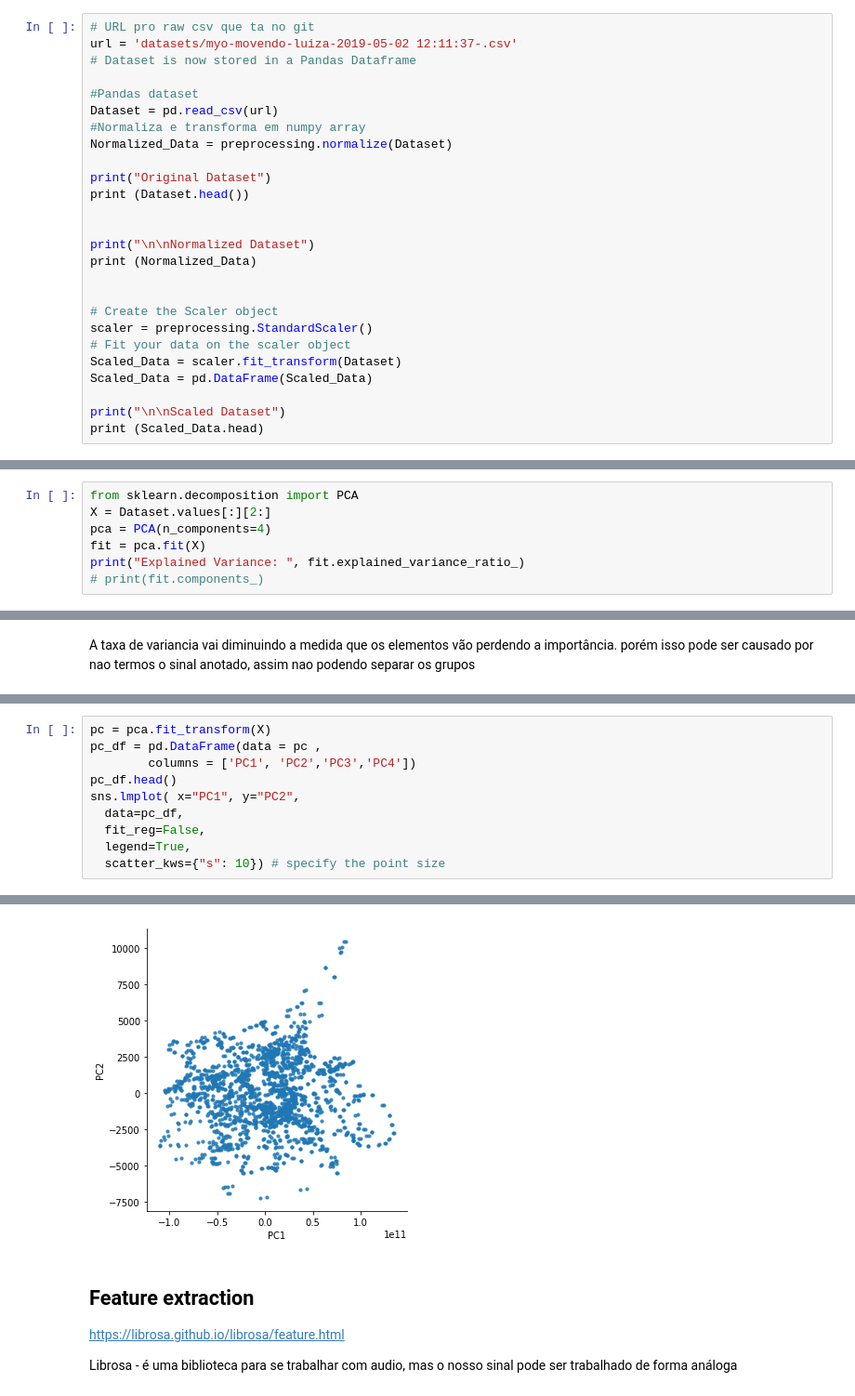
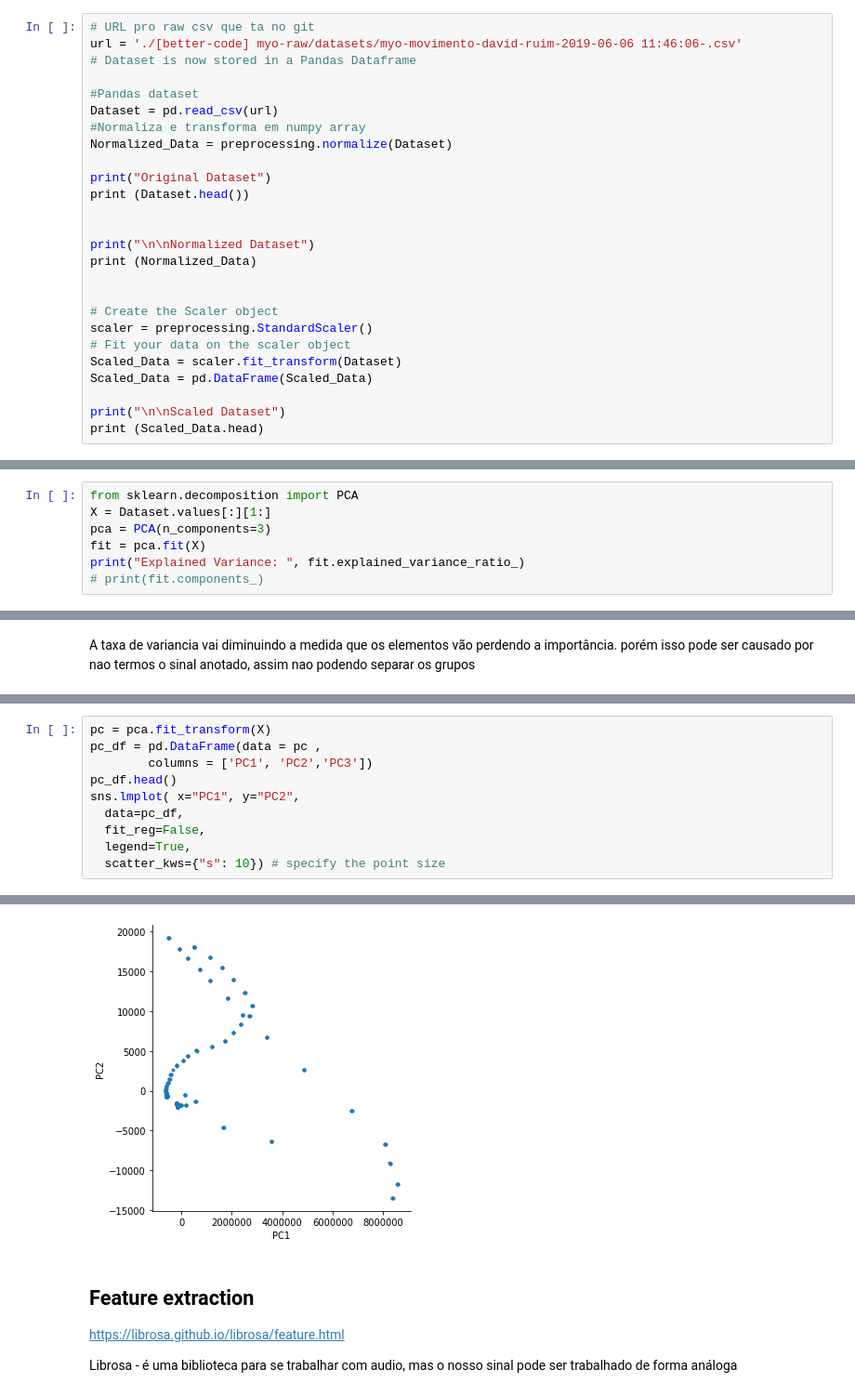
Before and after one commit to luizapozzobon/myo_project, a Jupyter notebook: Graficos.ipynb, the cells around one changed output, grey strips where cells are left out. Shown at 93% size. Saved outputs shown, nothing was run; the diff lists cells and outputs as text.

```diff
--- a/Graficos.ipynb
+++ b/Graficos.ipynb
@@ -8,7 +8,7 @@ import matplotlib.pyplot as plt
 from sklearn import preprocessing
 # %%
 # URL pro raw csv que ta no git
-url = 'datasets/myo-movendo-luiza-2019-05-02 12:11:37-.csv'
+url = './[better-code] myo-raw/datasets/myo-movimento-david-ruim-2019-06-06 11:46:06-.csv'
 # Dataset is now stored in a Pandas Dataframe
 
 #Pandas dataset
@@ -173,8 +194,8 @@ https://machinelearningmastery.com/feature-selection-machine-learning-python/
 PCA - Principal Component Analysis
 # %%
 from sklearn.decomposition import PCA
-X = Dataset.values[:][2:]
-pca = PCA(n_components=4)
+X = Dataset.values[:][1:]
+pca = PCA(n_components=3)
 fit = pca.fit(X)
 print("Explained Variance: ", fit.explained_variance_ratio_)
 # print(fit.components_)
@@ -192,16 +213,16 @@ sns.barplot(x='PC',y="var", data=df, color="c");
 # %%
 pc = pca.fit_transform(X)
 pc_df = pd.DataFrame(data = pc ,
-        columns = ['PC1', 'PC2','PC3','PC4'])
+        columns = ['PC1', 'PC2','PC3'])
 pc_df.head()
 sns.lmplot( x="PC1", y="PC2",
   data=pc_df,
   fit_reg=False,
   legend=True,
   scatter_kws={"s": 10}) # specify the point size
 # %% [output]
 <seaborn.axisgrid.FacetGrid at 0x...>
-[figure, old version]
+[figure, new version]
 # %% [markdown]
 ## Feature extraction
 https://librosa.github.io/librosa/feature.html
```
Also changed, not shown: parts of 13 cells of this notebook.
